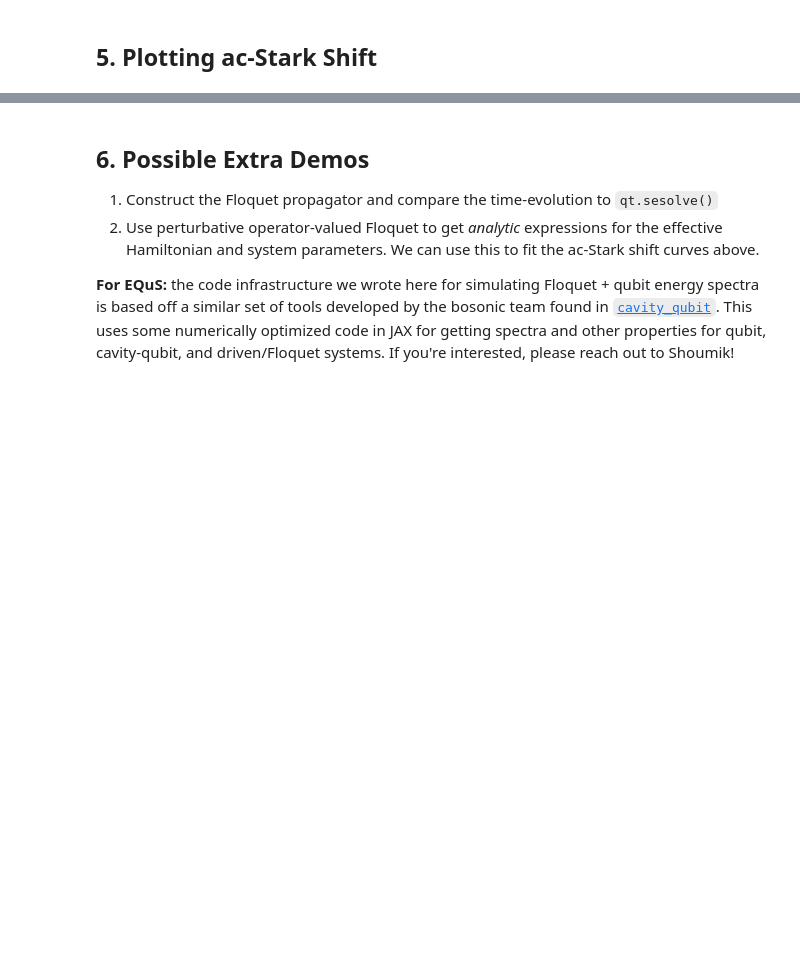
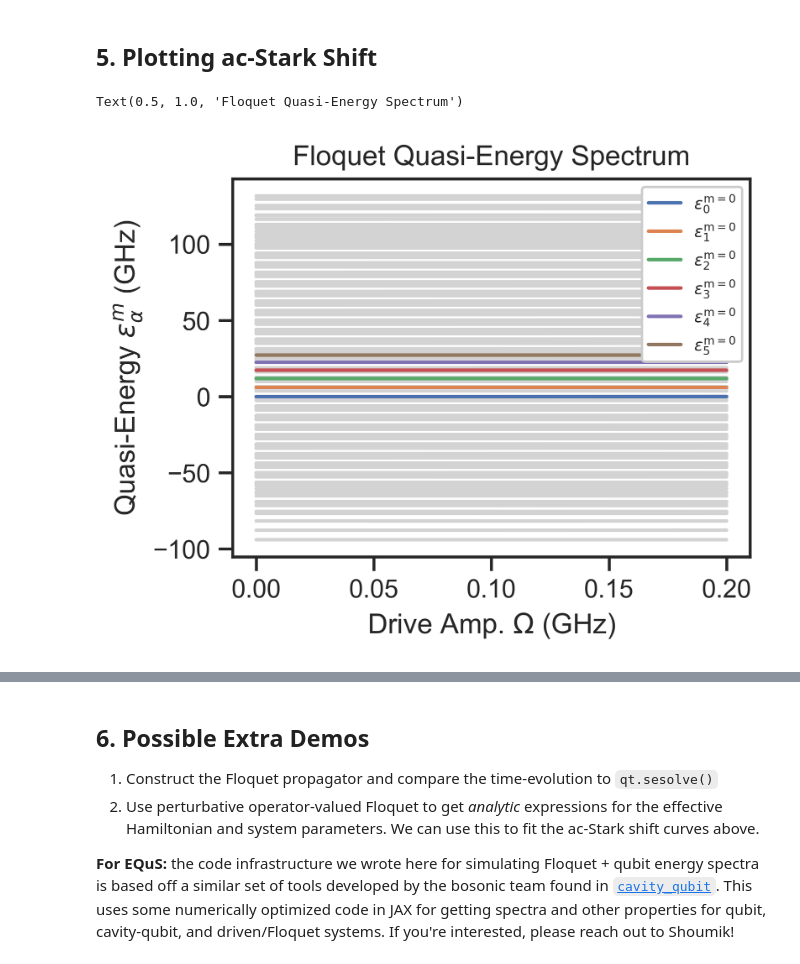
Before and after one commit to shoumikdc/practical-floquet, a Jupyter notebook: demo_notebook_soln.ipynb, the cells around one changed output, grey strips where cells are left out. Cells and saved outputs as stored; diff of their text form; code cells hidden in the pictures; blank space fills up the shorter version.

```diff
--- a/demo_notebook_soln.ipynb
+++ b/demo_notebook_soln.ipynb
@@ -493 +502,16 @@ anharms = total_energies[:, 2] + total_energies[:, 0] - 2*total_energies[:, 1]
+# %%
+plt.figure(figsize=(4, 3), dpi=500)
+for n in range(0, 310, 2):
+    plt.plot(drive_amps, all_quasi_energies[:, n], color="lightgrey")
+
+for n in range(6):
+    plt.plot(drive_amps, total_energies[:, n], label=fr"$\epsilon_{n}^{{\rm m=0}}$")
+
+plt.legend(loc="upper right", fontsize=7, framealpha=1)
+plt.xlabel(r"Drive Amp. $\Omega$ (GHz)")
+plt.ylabel(r"Quasi-Energy $\epsilon_{\alpha}^{m}$ (GHz)")
+plt.title("Floquet Quasi-Energy Spectrum")
+# %% [output]
+Text(0.5, 1.0, 'Floquet Quasi-Energy Spectrum')
+[figure, added]
 # %%
```
Also changed, not shown: parts of 10 cells of this notebook, 2 other files.
